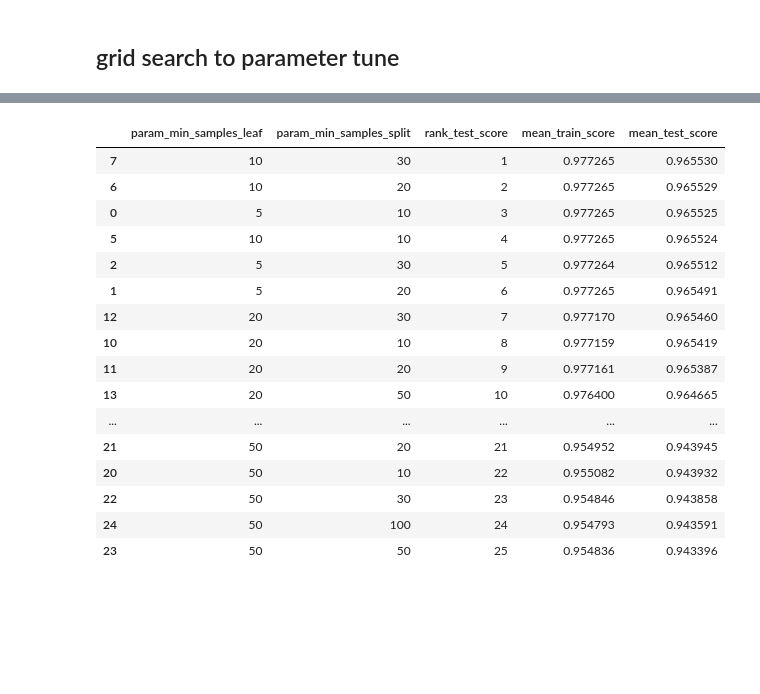
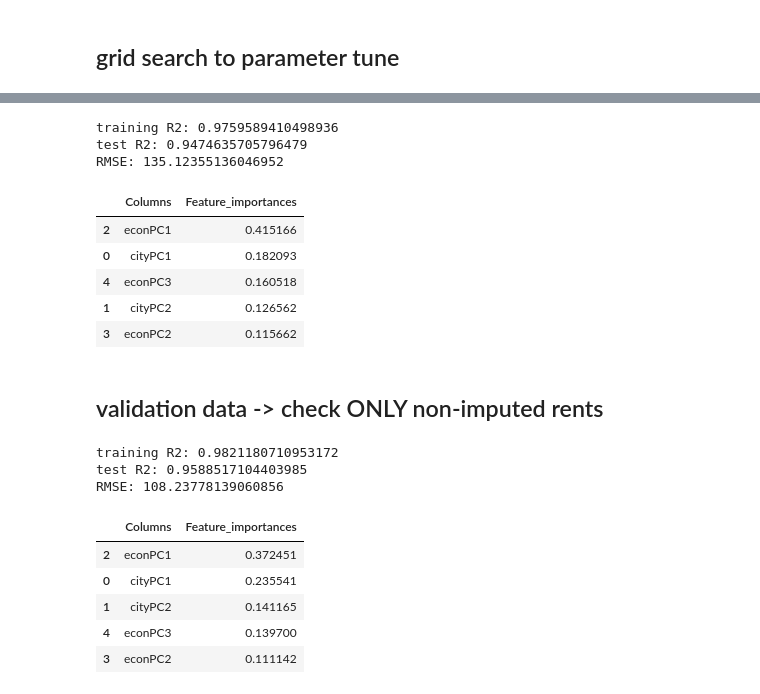
Before and after one commit to EugeniaDickson/zillow_rent_index, a Jupyter notebook: casey/PCA-RFmodel.ipynb, the cells around one changed output, grey strips where cells are left out. Saved outputs shown, nothing was run; the diff lists cells and outputs as text; code cells hidden in the pictures; blank space fills up the shorter version.

Commit message:
validated RF on non-imputed zipcodes

```diff
--- a/casey/PCA-RFmodel.ipynb
+++ b/casey/PCA-RFmodel.ipynb
@@ -208,10 +184,0 @@ grid_results[['param_max_features','param_min_samples_leaf','param_min_samples_s
-# %%
-rfc = RandomForestRegressor(max_features='sqrt',n_estimators=500)
-param_grid = {'min_samples_split':[10,20,30,50,100],
-              'min_samples_leaf':[5,10,20,35,50]
-             }
-
-grid = GridSearchCV(RandomForestRegressor(),param_grid = param_grid,return_train_score=True)
-# %%
-# started at 6:10pm
-grid.fit(Xtrain,ytrain)
@@ -238,21 +185,15 @@ GridSearchCV(cv=None, error_score=nan,
-# %%
-grid_results = pd.DataFrame.from_dict(grid.cv_results_)
-grid_results.sort_values('rank_test_score')[['param_min_samples_leaf','param_min_samples_split','rank_test_score','mean_train_score','mean_test_score']]
-# %% [output]
-|  | param_min_samples_leaf | param_min_samples_split | rank_test_score | mean_train_score | mean_test_score |
-| 7 | 10 | 30 | 1 | 0.977265 | 0.965530 |
-| 6 | 10 | 20 | 2 | 0.977265 | 0.965529 |
-| 0 | 5 | 10 | 3 | 0.977265 | 0.965525 |
-| 5 | 10 | 10 | 4 | 0.977265 | 0.965524 |
-| 2 | 5 | 30 | 5 | 0.977264 | 0.965512 |
-| 1 | 5 | 20 | 6 | 0.977265 | 0.965491 |
-| 12 | 20 | 30 | 7 | 0.977170 | 0.965460 |
-| 10 | 20 | 10 | 8 | 0.977159 | 0.965419 |
-| 11 | 20 | 20 | 9 | 0.977161 | 0.965387 |
-| 13 | 20 | 50 | 10 | 0.976400 | 0.964665 |
-| ... | ... | ... | ... | ... | ... |
-| 21 | 50 | 20 | 21 | 0.954952 | 0.943945 |
-| 20 | 50 | 10 | 22 | 0.955082 | 0.943932 |
-| 22 | 50 | 30 | 23 | 0.954846 | 0.943858 |
-| 24 | 50 | 100 | 24 | 0.954793 | 0.943591 |
-| 23 | 50 | 50 | 25 | 0.954836 | 0.943396 |
+# %%
+rfc = grid.best_estimator_
+randForest(rfc,Xtrain,Xtest,ytrain,ytest) # we seem to be overfitting still
+# %% [output]
+training R2: 0.9759589410498936
+test R2: 0.9474635705796479
+RMSE: 135.12355136046952
+|  | Columns | Feature_importances |
+| 2 | econPC1 | 0.415166 |
+| 0 | cityPC1 | 0.182093 |
+| 4 | econPC3 | 0.160518 |
+| 1 | cityPC2 | 0.126562 |
+| 3 | econPC2 | 0.115662 |
+# %% [markdown]
+## validation data -> check ONLY non-imputed rents
@@ -258,0 +212,13 @@ grid_results.sort_values('rank_test_score')[['param_min_samples_leaf','param_min
+# %%
+rfc = grid.best_estimator_
+randForest(rfc,X2train,X2test,y2train,y2test) # performs a little better with lower RMSE
+# %% [output]
+training R2: 0.9821180710953172
+test R2: 0.9588517104403985
+RMSE: 108.23778139060856
+|  | Columns | Feature_importances |
+| 2 | econPC1 | 0.372451 |
+| 0 | cityPC1 | 0.235541 |
+| 1 | cityPC2 | 0.141165 |
+| 4 | econPC3 | 0.139700 |
+| 3 | econPC2 | 0.111142 |
```
Also changed, not shown: parts of 11 cells of this notebook, 2 other files.
